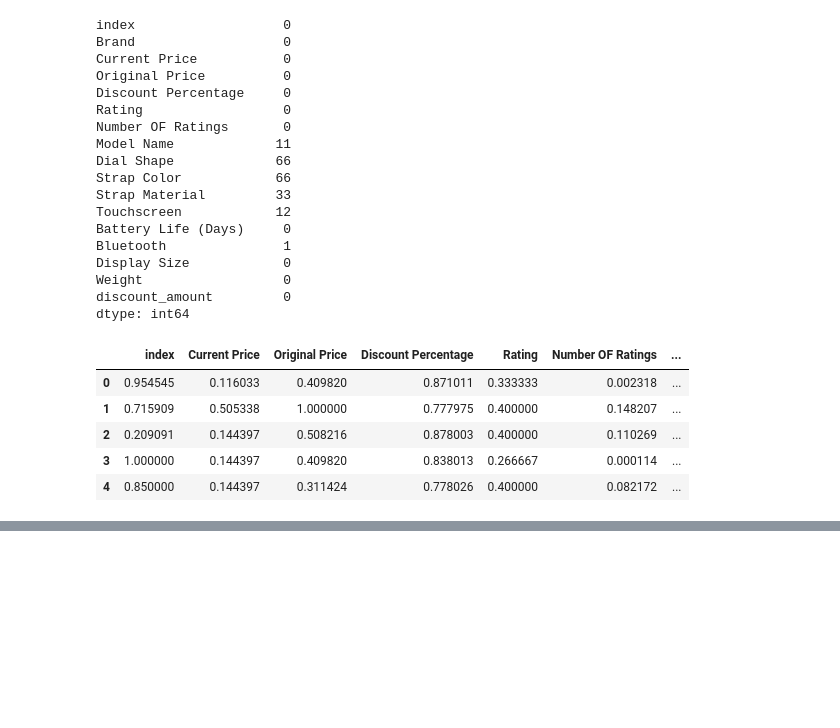
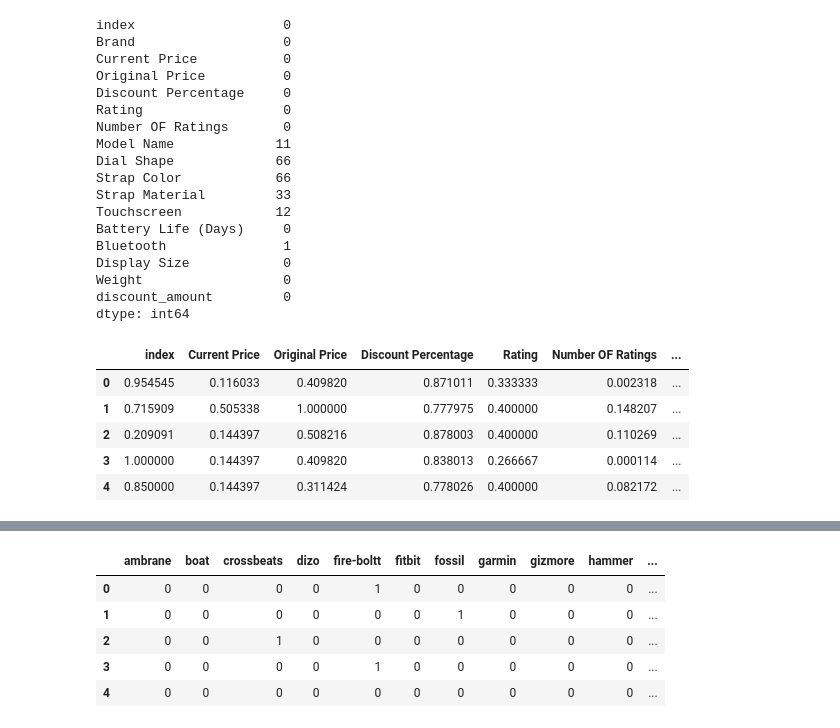
Before and after one commit to moronjie/watch_price_ml_project, a Jupyter notebook: main.ipynb, the cells around one changed output, grey strips where cells are left out. Saved outputs shown, nothing was run; the diff lists cells and outputs as text; code cells hidden in the pictures; blank space fills up the shorter version.

```diff
--- a/main.ipynb
+++ b/main.ipynb
@@ -426,0 +448,5 @@ train_df.head()
+# %%
+for col in continuos_data.columns[:-1]:
+    catGroupList = train_df.groupby(train_df[col])['discount_amount'].apply(list)
+    anovaResult = f_oneway(*catGroupList)
+    print(f'{col} -- {anovaResult[1]}')
@@ -426,0 +460,5 @@ train_df.head()
+# %%
+new_col = ["Brand", "Model Name", "Dial Shape"]
+
+for col in new_col:
+    train_df[col].fillna('other', inplace=True)
@@ -426,0 +506,11 @@ train_df.head()
+# %%
+brand = pd.get_dummies(train_df['Brand'], drop_first=True)
+brand = brand.astype(int)
+brand.head()
+# %% [output]
+|  | ambrane | boat | crossbeats | dizo | fire-boltt | fitbit | fossil | garmin | gizmore | hammer | ... |
+| 0 | 0 | 0 | 0 | 0 | 1 | 0 | 0 | 0 | 0 | 0 | ... |
+| 1 | 0 | 0 | 0 | 0 | 0 | 0 | 1 | 0 | 0 | 0 | ... |
+| 2 | 0 | 0 | 1 | 0 | 0 | 0 | 0 | 0 | 0 | 0 | ... |
+| 3 | 0 | 0 | 0 | 0 | 1 | 0 | 0 | 0 | 0 | 0 | ... |
+| 4 | 0 | 0 | 0 | 0 | 0 | 0 | 0 | 0 | 0 | 0 | ... |
```
Also changed, not shown: parts of 12 cells of this notebook, 2 other files.
